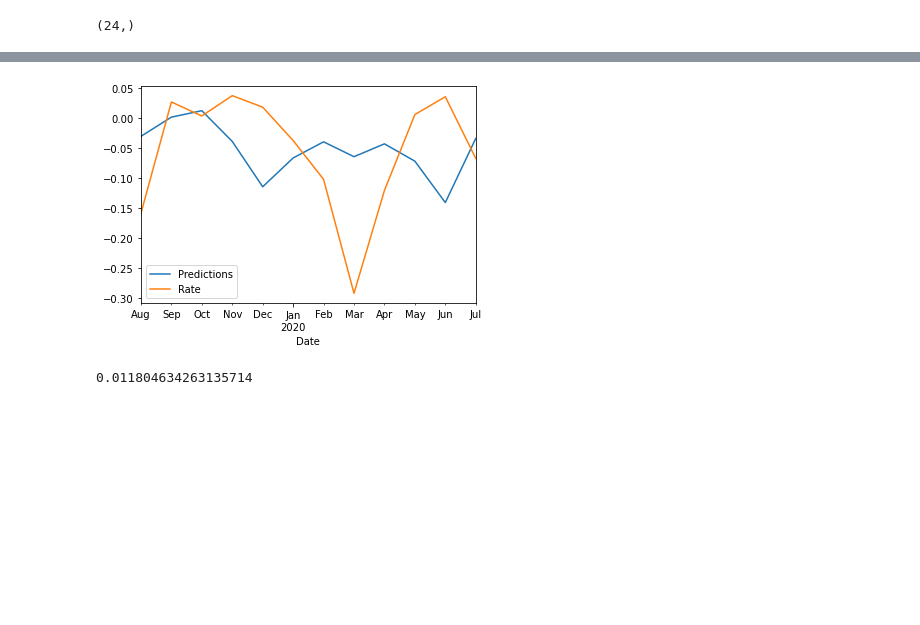
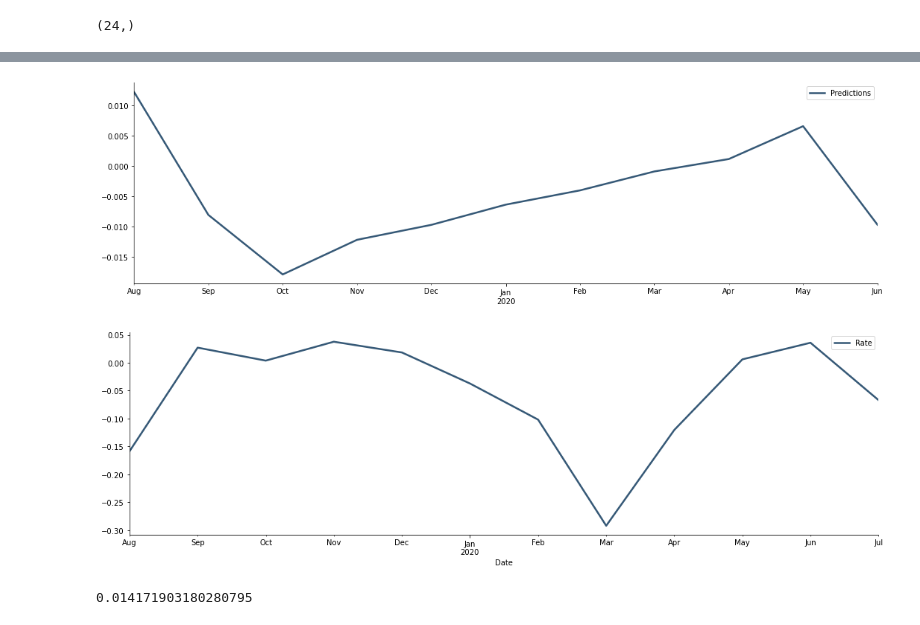
Before and after one commit to techthumb1/time_series_analysis, a Jupyter notebook: notebooks/state-space-us-bond.ipynb, the cells around one changed output, grey strips where cells are left out. Saved outputs shown, nothing was run; the diff lists cells and outputs as text; code cells hidden in the pictures; blank space fills up the shorter version.

```diff
--- a/notebooks/state-space-us-bond.ipynb
+++ b/notebooks/state-space-us-bond.ipynb
@@ -60,7 +72,7 @@ StatsModel: 0.12.2
 Scipy: 1.5.2
 # %%
 # Read in data
-month = pd.read_excel('/Users/jasonrobinson/Documents/Projects/U.S. 10-yr-Bond.xls', parse_dates=['Date'], index_col='Date')
+month = pd.read_excel('/Users/jasonrobinson/Documents/Projects/time_series_analysis/data/U.S. 10-yr-Bond.xls', parse_dates=['Date'], index_col='Date')
 print(month.shape)
 month.head()
 # %% [output]
@@ -100,4 +121,4 @@ Name: Rate, Length: 808, dtype: float64
 # %%
-month = month[month['Rate']>'2000']
-month
+month_20 = month[month.index=='2018-31-01']
+month_20
 # %% [output]
@@ -227,6 +233,6 @@ seas_dcomp.plot();
 # %%
 #Transform the data from non-statinary to stationary
-month_log = np.sqrt(month['Rate'])
+month_log = np.sqrt(month)
 month_diff = month_log.diff().dropna()
 # %%
 # Check for stationarity
@@ -347,6 +419,6 @@ Warnings:
 # %%
 # Split data into train / test sets
-train = month_diff.iloc[777:len(month_diff)-12]
+train = month_diff.iloc[:len(month_diff)-12]
 test = month_diff.iloc[len(month_diff)-12:] # set one year(12 months) for testing
 
 from statsmodels.tsa.statespace.sarimax import SARIMAX
@@ -406,16 +526,17 @@ Warnings:
 # %%
 start = len(train)
-end = len(train) + len(test) - 1
+end = len(train[:-1]) + len(test) - 1
 
 # Predictions for one-year against the test set
 predictions = result.predict(start, end,
                              typ = 'levels').rename("Predictions")
 
 # plot predictions and actual values
 predictions.plot(legend = True);
 test.plot(legend = True);
 # %% [output]
-[figure, old version]
+[figure, new version]
+[figure, added]
 # %%
 from sklearn.metrics import mean_squared_error
 from statsmodels.tools.eval_measures import rmse
@@ -423,7 +544,7 @@ from statsmodels.tools.eval_measures import rmse
 rmse(test, predictions)
 mean_squared_error(test, predictions)
 # %% [output]
-0.011804634263135714
+0.014171903180280795
 # %%
 # Train the model on the full dataset
 model = model = SARIMAX(month_diff,
```
Also changed, not shown: parts of 40 cells of this notebook, 2 other files.
